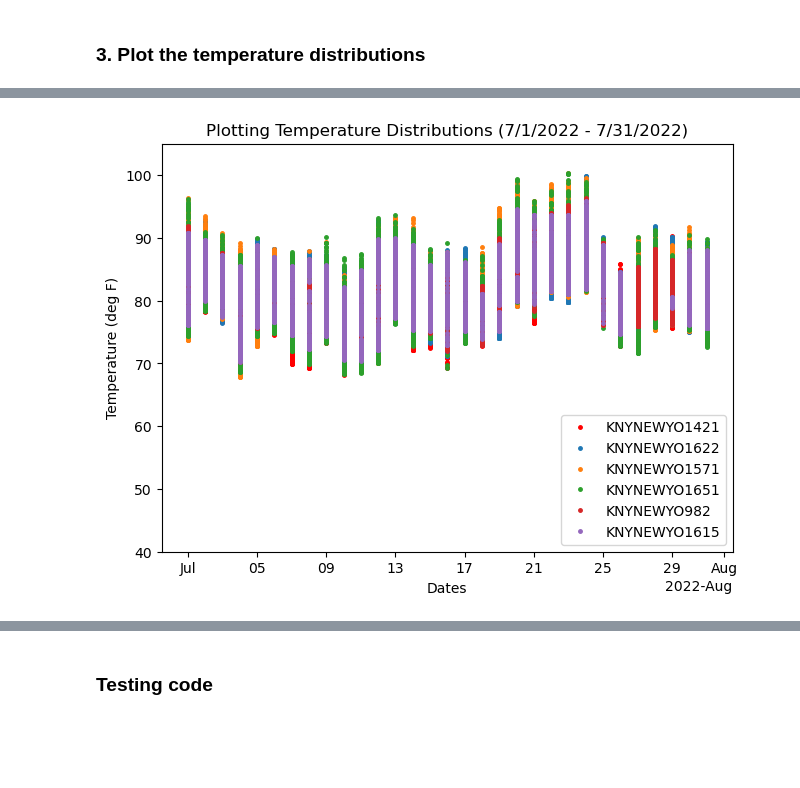
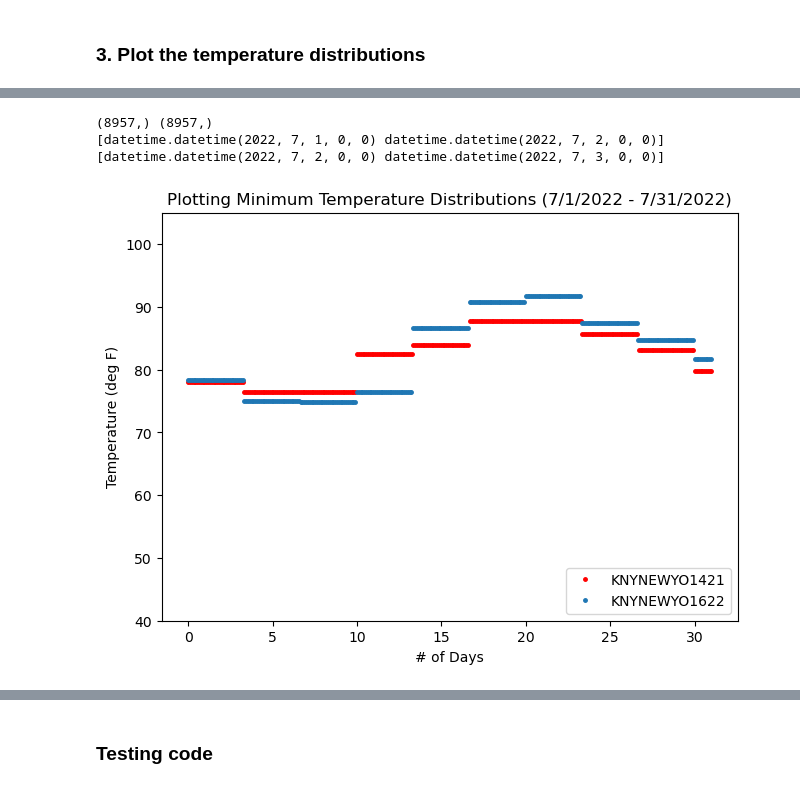
Before and after one commit to soph-loaf/aht_project, a Jupyter notebook: PreprocessingWUData_SAL.ipynb, the cells around one changed output, grey strips where cells are left out. Cells and saved outputs as stored; diff of their text form; code cells hidden in the pictures; blank space fills up the shorter version.

Commit message:
plotting min and max temps

```diff
--- a/PreprocessingWUData_SAL.ipynb
+++ b/PreprocessingWUData_SAL.ipynb
@@ -111,9 +97,11 @@ data_1615 = pd.read_csv('../aht_project/wu_data/KNYNEWYO1615_wunderground_2022-0
 def get_temp(data):
     x = list(data['Date'])
     for i in range(len(x)):
-        x[i] = datetime.fromisoformat(x[i])
+        x[i] = datetime.datetime.fromisoformat(x[i])
     # x[:] = datetime.fromisoformat(x[:])
     T = conv_temp(list(data['Temperature']))
+    x = np.array(x)
+    T = np.array(T)
 
     return x, T
 # %%
@@ -131,0 +143,40 @@ x_1615, T_1615 = get_temp(data_1615)
+# %%
+
+print(x_1421.shape, T_1421.shape)
+print(x_1421[288:290], x_1421[577:579])
+delta_x = 577-288
+
+# x_1615[288:290]
+# x_1615[577:579]
+# x_1615.shape
+
+def get_min_temp(T_arr):
+    ind_T = T_arr>0
+    T_proc = T_arr.copy()[ind_T]
+    # T_min = np.zeros(int(T_arr.shape[0]/delta_x + 1))
+    x_min = np.linspace(0, len(T_arr), delta_x)
+    # x_bc_min = np.linspace(0, len(x_min))
+    T_min = np.zeros(len(x_min))
+    for i in range(len(T_min)-1):
+        # T_min[i] = np.min(T_proc[int(x_min[i]):int(x_min[i+1])])
+        T_min[int(x_min[i]):int(x_min[i+1])] = np.min(T_proc[int(x_min[i]):int(x_min[i+1])])
+
+    return x_min, T_min
+
+def get_minmax_temp(T_arr):
+    ind_T = T_arr>0
+    T_proc = T_arr.copy()[ind_T]
+    # T_min = np.zeros(int(T_arr.shape[0]/delta_x + 1))
+    x_min = np.linspace(0, len(T_arr), delta_x)
+    # x_bc_min = np.linspace(0, len(x_min))
+    T_min = np.zeros(len(x_min))
+    T_max = T_min.copy()
+    for i in range(len(T_min)-1):
+        # T_min[i] = np.min(T_proc[int(x_min[i]):int(x_min[i+1])])
+        T_min[int(x_min[i]):int(x_min[i+1])] = np.min(T_proc[int(x_min[i]):int(x_min[i+1])])
+        T_max[int(x_min[i]):int(x_min[i+1])] = np.max(T_proc[int(x_min[i]):int(x_min[i+1])])
+
+    return x_min, T_min, T_max
+# %% [output]
+(8957,) (8957,)
+[datetime.datetime(2022, 7, 1, 0, 0) datetime.datetime(2022, 7, 2, 0, 0)] [datetime.datetime(2022, 7, 2, 0, 0) datetime.datetime(2022, 7, 3, 0, 0)]
@@ -132,23 +189,28 @@ x_1615, T_1615 = get_temp(data_1615)
 # %%
-#making a scatter plot while omitting nan values
-#defined custom y-range in order to avoid plotting zeroes
+x_min_1421, T_min_1421 = get_min_temp(T_1421)
+x_min_1622, T_min_1622 = get_min_temp(T_1622)
+# x_min_1571, T_min_1571 = get_min_temp(T_1571)
+# x_min_1651, T_min_1651 = get_min_temp(T_1651)
+# x_min_982, T_min_982 = get_min_temp(T_982)
+# x_min_1615, T_min_1615 = get_min_temp(T_1615)
+
 fig = plt.figure(constrained_layout = True)
 ax = plt.gca()
-locator = mdates.AutoDateLocator()
-formatter = mdates.ConciseDateFormatter(locator)
-ax.xaxis.set_major_locator(locator)
-ax.xaxis.set_major_formatter(formatter)
-ax.plot(x_1421, T_1421, 'or', markersize=2.5, label='KNYNEWYO1421')
-ax.plot(x_1622, T_1622, 'o', markersize=2.5, label='KNYNEWYO1622')
-ax.plot(x_1571, T_1571, 'o', markersize=2.5, label='KNYNEWYO1571')
-ax.plot(x_1651, T_1651, 'o', markersize=2.5, label='KNYNEWYO1651')
-ax.plot(x_982, T_982, 'o', markersize=2.5, label='KNYNEWYO982')
-ax.plot(x_1615, T_1615, 'o', markersize=2.5, label='KNYNEWYO1615')
-ax.set_xlabel("Dates")
+# locator = mdates.AutoDateLocator()
+# formatter = mdates.ConciseDateFormatter(locator)
+# ax.xaxis.set_major_locator(locator)
+# ax.xaxis.set_major_formatter(formatter)
+ax.plot(x_min_1421/delta_x, T_min_1421, 'or', markersize=2.5, label='KNYNEWYO1421')
+ax.plot(x_min_1622/delta_x, T_min_1622, 'o', markersize=2.5, label='KNYNEWYO1622')
+# ax.plot(x_1571, T_1571, 'o', markersize=2.5, label='KNYNEWYO1571')
+# ax.plot(x_1651, T_1651, 'o', markersize=2.5, label='KNYNEWYO1651')
+# ax.plot(x_982, T_982, 'o', markersize=2.5, label='KNYNEWYO982')
+# ax.plot(x_1615, T_1615, 'o', markersize=2.5, label='KNYNEWYO1615')
+ax.set_xlabel("# of Days")
 ax.set_ylabel("Temperature (deg F)")
 ax.set_ylim([40.0, 105.0])
-ax.set_title('Plotting Temperature Distributions (7/1/2022 - 7/31/2022)')
+ax.set_title('Plotting Minimum Temperature Distributions (7/1/2022 - 7/31/2022)')
 plt.legend(loc='lower right')
 plt.show()
 # %% [output]
-[figure, old version]
+[figure, new version]
```
Also changed, not shown: parts of 8 cells of this notebook.
